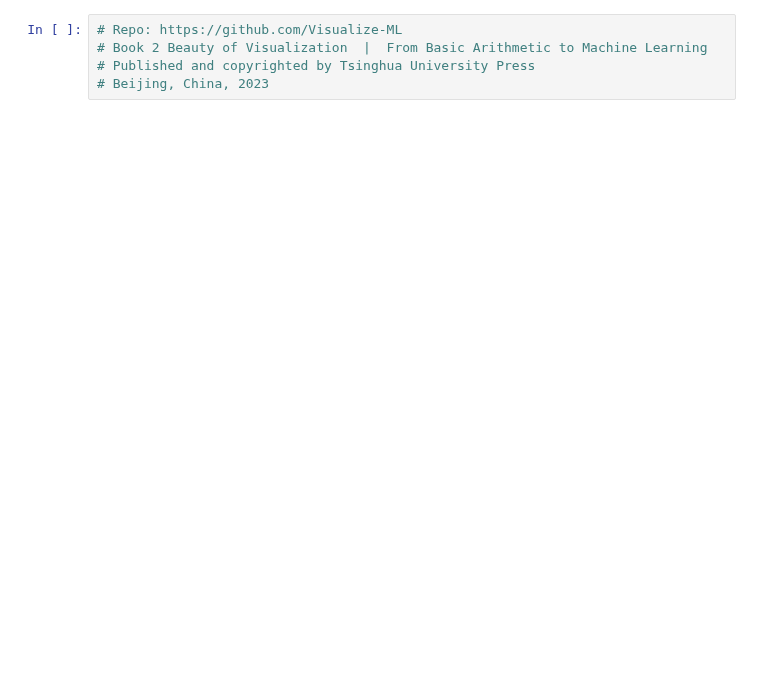
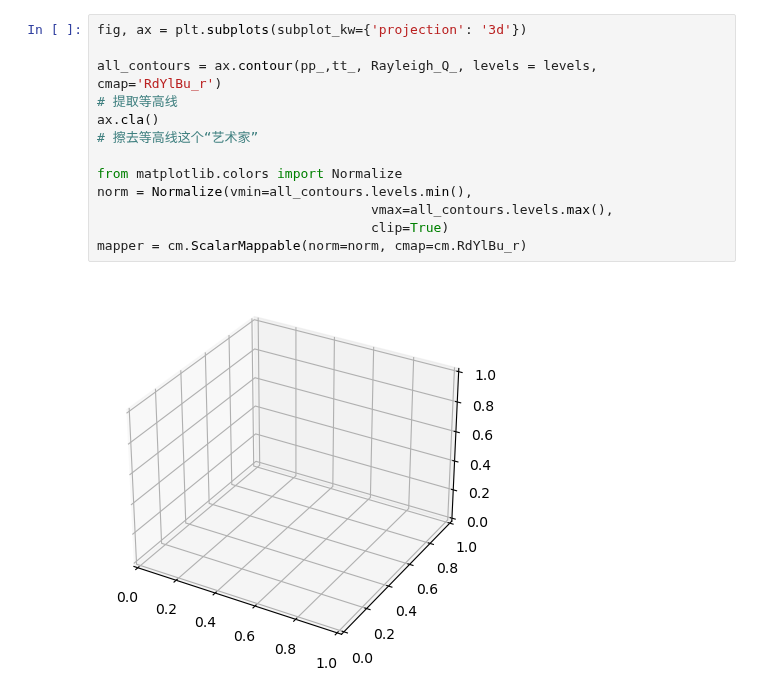
Before and after one commit to Visualize-ML/Book2_Beauty-of-Data-Visualization, a Jupyter notebook: Book2_Ch21_Python_Codes/Bk_2_Ch21_6.ipynb, the cells around one changed output. Saved outputs shown, nothing was run; the diff lists cells and outputs as text; blank space fills up the shorter version.

```diff
--- a/Book2_Ch21_Python_Codes/Bk_2_Ch21_6.ipynb
+++ b/Book2_Ch21_Python_Codes/Bk_2_Ch21_6.ipynb
@@ -132,5 +72,15 @@ plt.gca().set_aspect('equal', adjustable='box')
-# %%
-# Repo: https://github.com/Visualize-ML
-# Book 2 Beauty of Visualization  |  From Basic Arithmetic to Machine Learning
-# Published and copyrighted by Tsinghua University Press
-# Beijing, China, 2023
+# %%
+fig, ax = plt.subplots(subplot_kw={'projection': '3d'})
+
+all_contours = ax.contour(pp_,tt_, Rayleigh_Q_, levels = levels, cmap='RdYlBu_r')
+# 提取等高线
+ax.cla()
+# 擦去等高线这个“艺术家”
+
+from matplotlib.colors import Normalize
+norm = Normalize(vmin=all_contours.levels.min(),
+                                   vmax=all_contours.levels.max(),
+                                   clip=True)
+mapper = cm.ScalarMappable(norm=norm, cmap=cm.RdYlBu_r)
+# %% [output]
+[figure, added]
```
Also changed, not shown: parts of 13 cells of this notebook, 4 other files.
